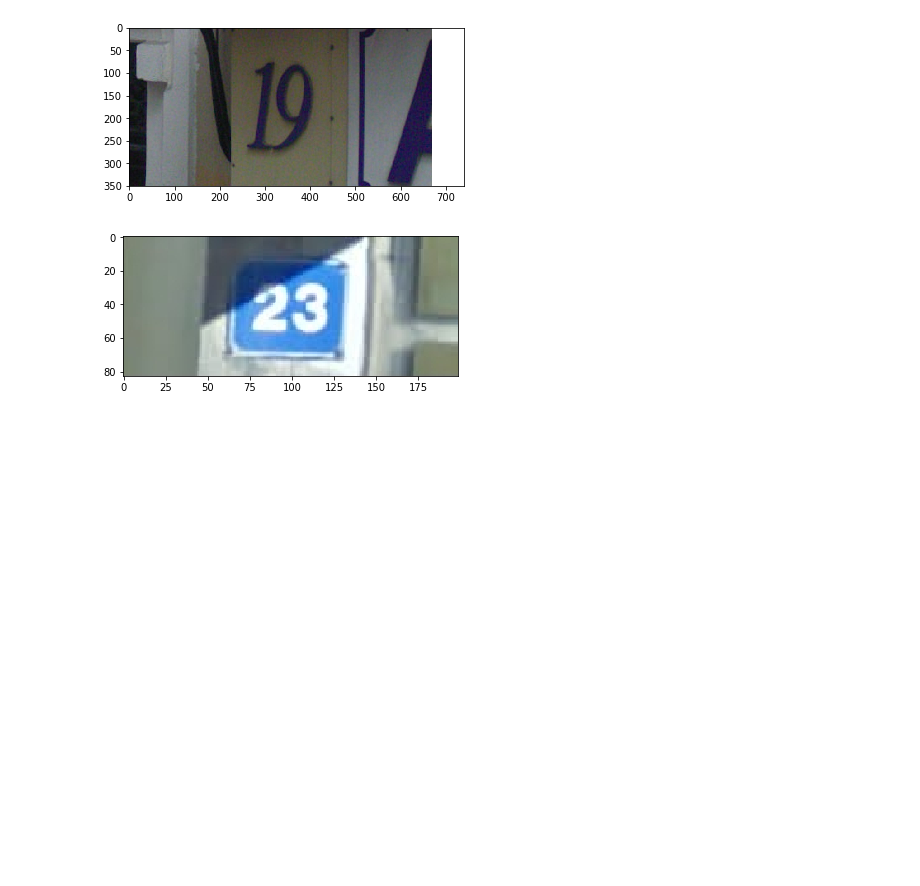
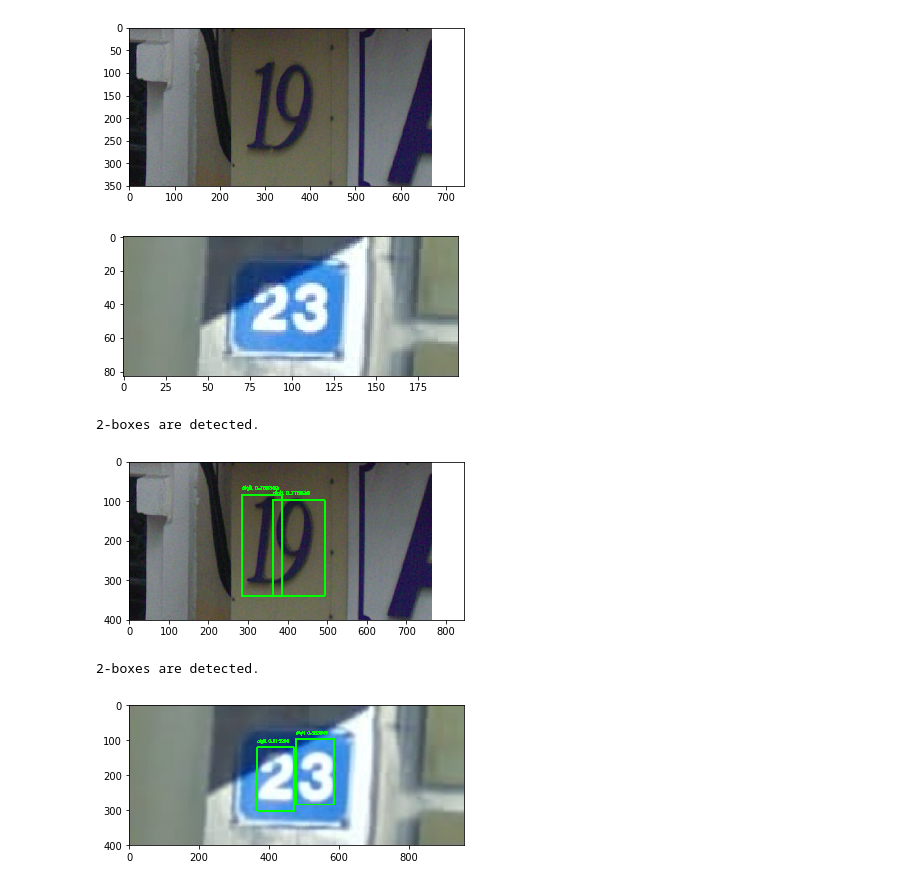
Before and after one commit to penny4860/Yolo-digit-detector, a Jupyter notebook: detection_example.ipynb, the cells around one changed output. Cells and saved outputs as stored; diff of their text form; code cells hidden in the pictures; blank space fills up the shorter version.

```diff
--- a/detection_example.ipynb
+++ b/detection_example.ipynb
@@ -52,13 +54,19 @@ for fname in img_files:
 [figure]
 [figure]
 # %%
+# 4. Predict digit region
+
 THRESHOLD = 0.4
 for img in imgs:
-    boxes, probs = yolo.predict(img, THRESHOLD
+    boxes, probs = yolo_detector.predict(img, THRESHOLD)
 
     # 4. save detection result
-    image = draw_scaled_boxes(image, boxes, probs, model_config['labels'])
-    output_path = os.path.join(write_dname, os.path.split(img_fname)[-1])
-
-    cv2.imwrite(output_path, image)
-    print("{}-boxes are detected. {} saved.".format(len(boxes), output_path))
+    image = draw_scaled_boxes(img, boxes, probs, ["digit"])
+    print("{}-boxes are detected.".format(len(boxes)))
+    plt.imshow(image)
+    plt.show()
+# %% [output]
+2-boxes are detected.
+[figure, added]
+2-boxes are detected.
+[figure, added]
```
Also changed, not shown: parts of 5 cells of this notebook.
